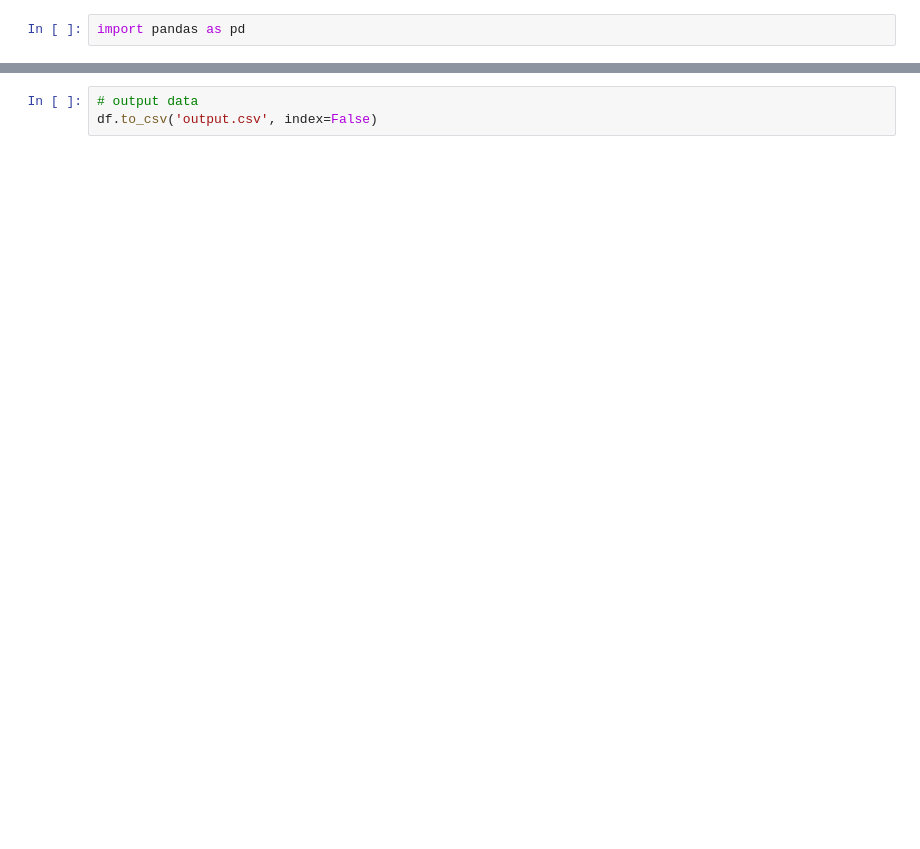
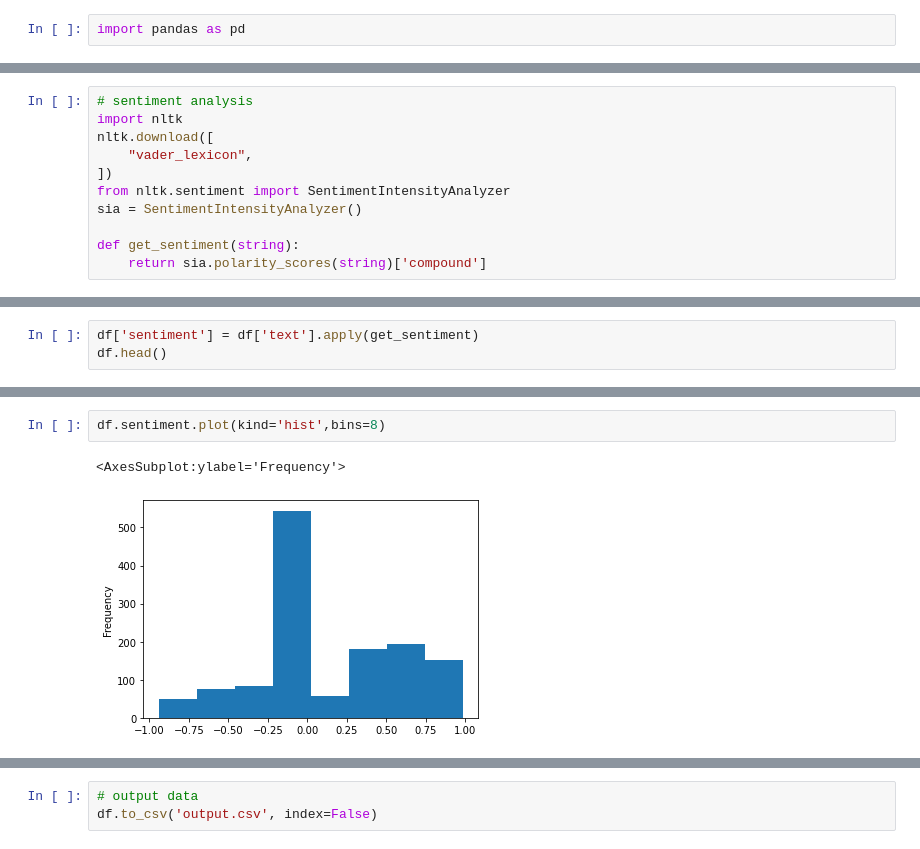
Before and after one commit to joseph-allen/TwarcExploration, a Jupyter notebook: Tidy.ipynb, the cells around one changed output, grey strips where cells are left out. Drawn from its saved outputs; the diff is of its cells as text; blank space fills up the shorter version.

```diff
--- a/Tidy.ipynb
+++ b/Tidy.ipynb
@@ -25,0 +40,11 @@ df.head()
+# %%
+# sentiment analysis
+import nltk
+nltk.download([
+    "vader_lexicon",
+])
+from nltk.sentiment import SentimentIntensityAnalyzer
+sia = SentimentIntensityAnalyzer()
+
+def get_sentiment(string):
+    return sia.polarity_scores(string)['compound']
@@ -25,0 +55,3 @@ df.head()
+# %%
+df['sentiment'] = df['text'].apply(get_sentiment)
+df.head()
@@ -25,0 +65,5 @@ df.head()
+# %%
+df.sentiment.plot(kind='hist',bins=8)
+# %% [output]
+<AxesSubplot:ylabel='Frequency'>
+[figure, added]
```
Also changed, not shown: parts of 8 cells of this notebook, 2 other files.
